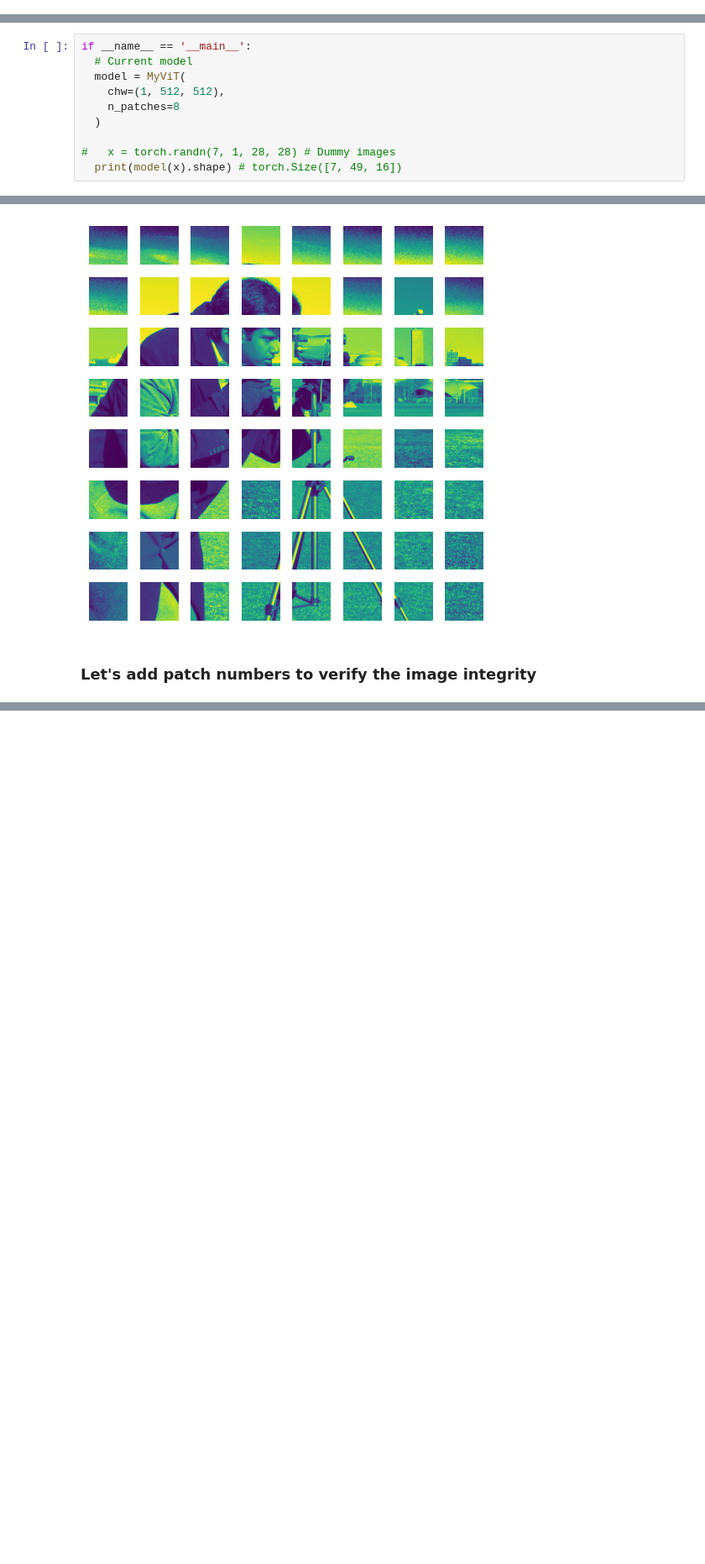
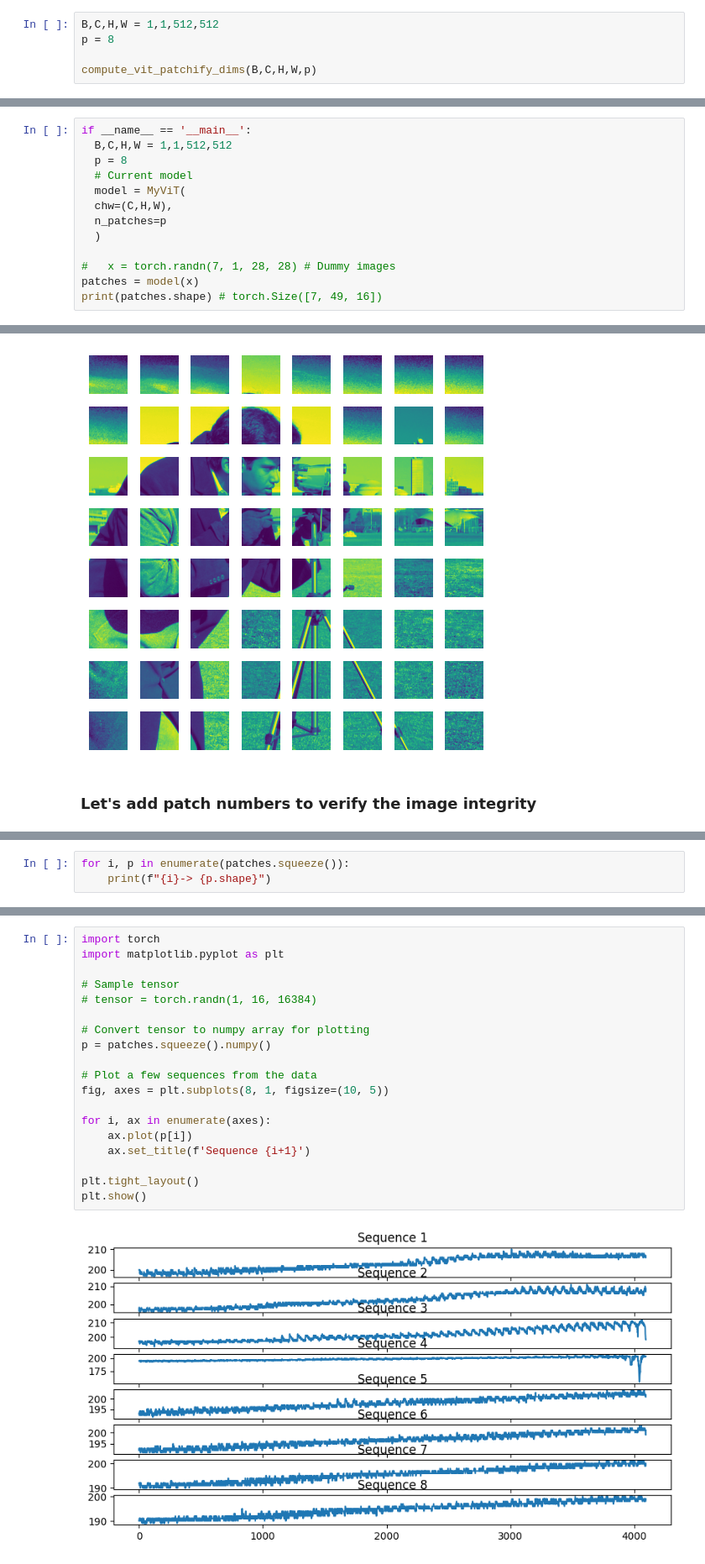
Before and after one commit to shravankumar147/ComputerVision-LLMs-Research, a Jupyter notebook: hf/ViTs/01.understanding_patch_embeddings.ipynb, the cells around one changed output, grey strips where cells are left out. Shown at 84% size. Cells and saved outputs as stored; diff of their text form; blank space fills up the shorter version.

```diff
--- a/hf/ViTs/01.understanding_patch_embeddings.ipynb
+++ b/hf/ViTs/01.understanding_patch_embeddings.ipynb
@@ -123,0 +153,5 @@ class MyViT(nn.Module):
+# %%
+B,C,H,W = 1,1,512,512
+p = 8
+
+compute_vit_patchify_dims(B,C,H,W,p)
@@ -146,13 +176,16 @@ x.shape
 torch.Size([1, 1, 512, 512])
 # %%
 if __name__ == '__main__':
+  B,C,H,W = 1,1,512,512
+  p = 8
   # Current model
   model = MyViT(
-    chw=(1, 512, 512),
-    n_patches=8
+  chw=(C,H,W),
+  n_patches=p
   )
 
 #   x = torch.randn(7, 1, 28, 28) # Dummy images
-  print(model(x).shape) # torch.Size([7, 49, 16])
+patches = model(x)
+print(patches.shape) # torch.Size([7, 49, 16])
 # %% [output]
 torch.Size([1, 64, 4096])
@@ -257,0 +293,3 @@ torch.Size([64, 64, 64])
+# %%
+for i, p in enumerate(patches.squeeze()):
+    print(f"{i}-> {p.shape}")
@@ -257,0 +314,21 @@ torch.Size([64, 64, 64])
+# %%
+import torch
+import matplotlib.pyplot as plt
+
+# Sample tensor
+# tensor = torch.randn(1, 16, 16384)
+
+# Convert tensor to numpy array for plotting
+p = patches.squeeze().numpy()
+
+# Plot a few sequences from the data
+fig, axes = plt.subplots(8, 1, figsize=(10, 5))
+
+for i, ax in enumerate(axes):
+    ax.plot(p[i])
+    ax.set_title(f'Sequence {i+1}')
+
+plt.tight_layout()
+plt.show()
+# %% [output]
+[figure, added]
```
Also changed, not shown: parts of 12 cells of this notebook, 1 other file.
